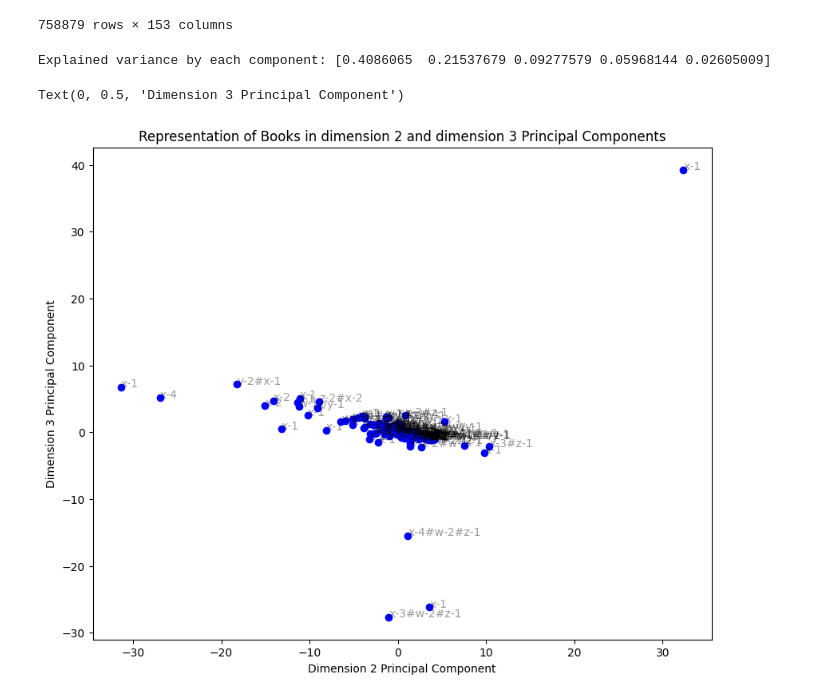
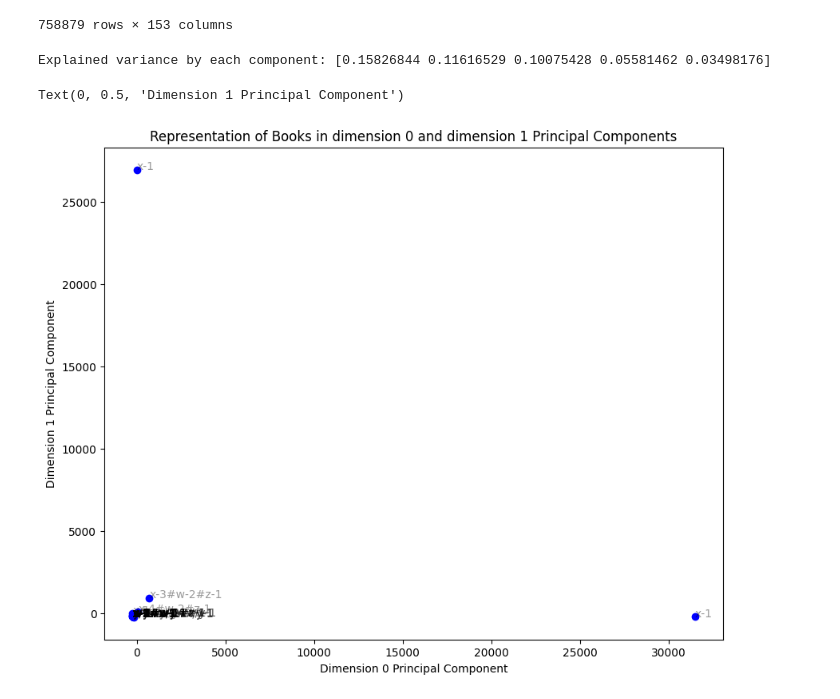
Before and after one commit to Yoonsen/NORN, a Jupyter notebook: pca_romance.ipynb, the cells around one changed output. Drawn from its saved outputs; the diff is of its cells as text; code cells hidden in the pictures.

```diff
--- a/pca_romance.ipynb
+++ b/pca_romance.ipynb
@@ -76,35 +74,35 @@ df
 # %%
 # Initialize PCA and set number of components to 5
 pca = PCA(n_components=5)
-X = df.head(200).values.T  # Take transpose to make the books as rows
+X = df.values.T  # Take transpose to make the books as rows
 X_pca = pca.fit_transform(X)
 # %%
 ## Explained variance
 print("Explained variance by each component:", pca.explained_variance_ratio_)
 
-dim1 = 2
-dim2 = 3
+dim1 = 0
+dim2 = 1
 
 # Plotting dimensions 2 and 3
 x = X_pca[:, dim1]  # Second principal component
 y = X_pca[:, dim2]  # Third principal component
 
 # Create a scatter plot
 plt.figure(figsize=(10, 8))
 plt.scatter(x, y, c='blue')
 
 # Label the points
 for i, txt in enumerate(df.columns):
     plt.annotate(txt, (x[i], y[i]), alpha=0.4)
 
 # Add title and axis labels
 plt.title(f'Representation of Books in dimension {dim1} and dimension {dim2} Principal Components')
 plt.xlabel(f'Dimension {dim1} Principal Component')
 plt.ylabel(f'Dimension {dim2} Principal Component')
 # %% [output]
-Explained variance by each component: [0.4086065  0.21537679 0.09277579 0.05968144 0.02605009]
+Explained variance by each component: [0.15826844 0.11616529 0.10075428 0.05581462 0.03498176]
-Text(0, 0.5, 'Dimension 3 Principal Component')
+Text(0, 0.5, 'Dimension 1 Principal Component')
-[figure, old version]
+[figure, new version]
 # %%
 ## Krasjer ser det ut som....
 
```
Also changed, not shown: parts of 5 cells of this notebook.
